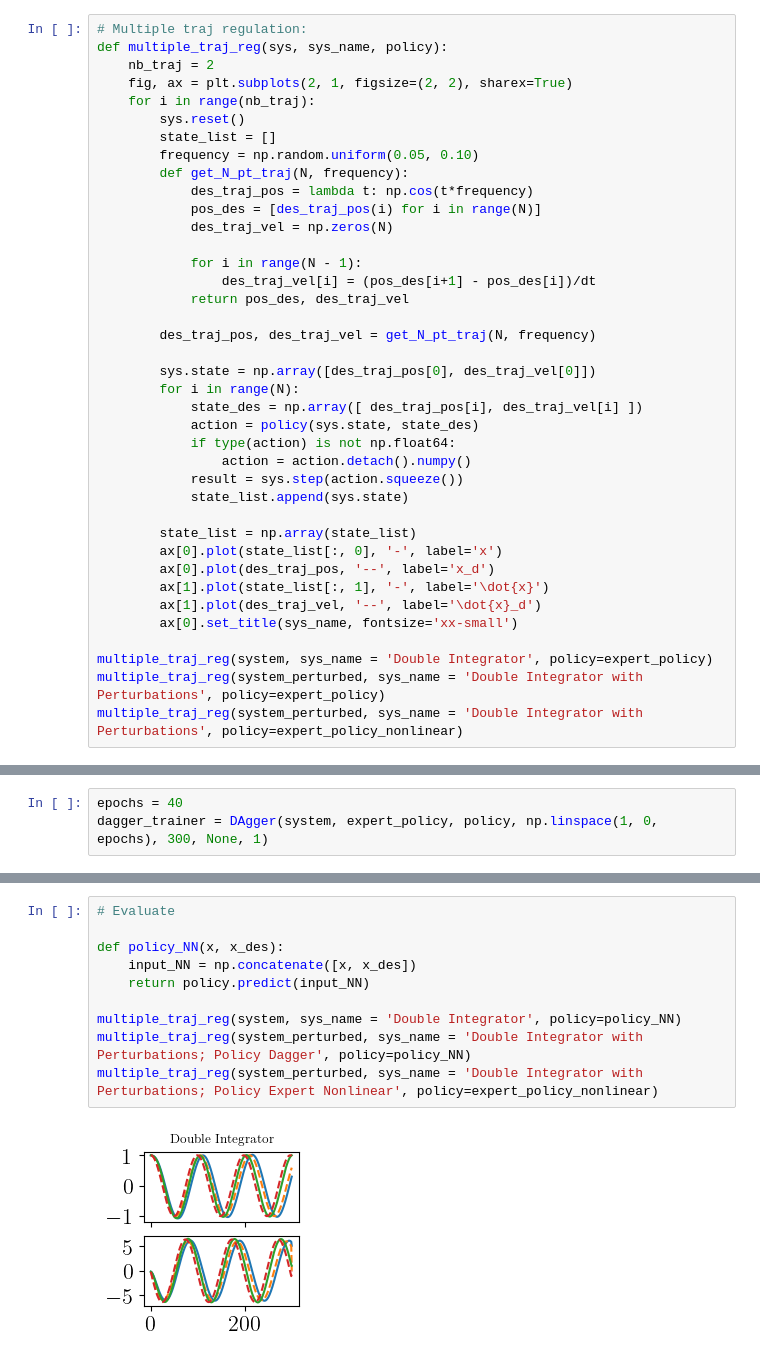
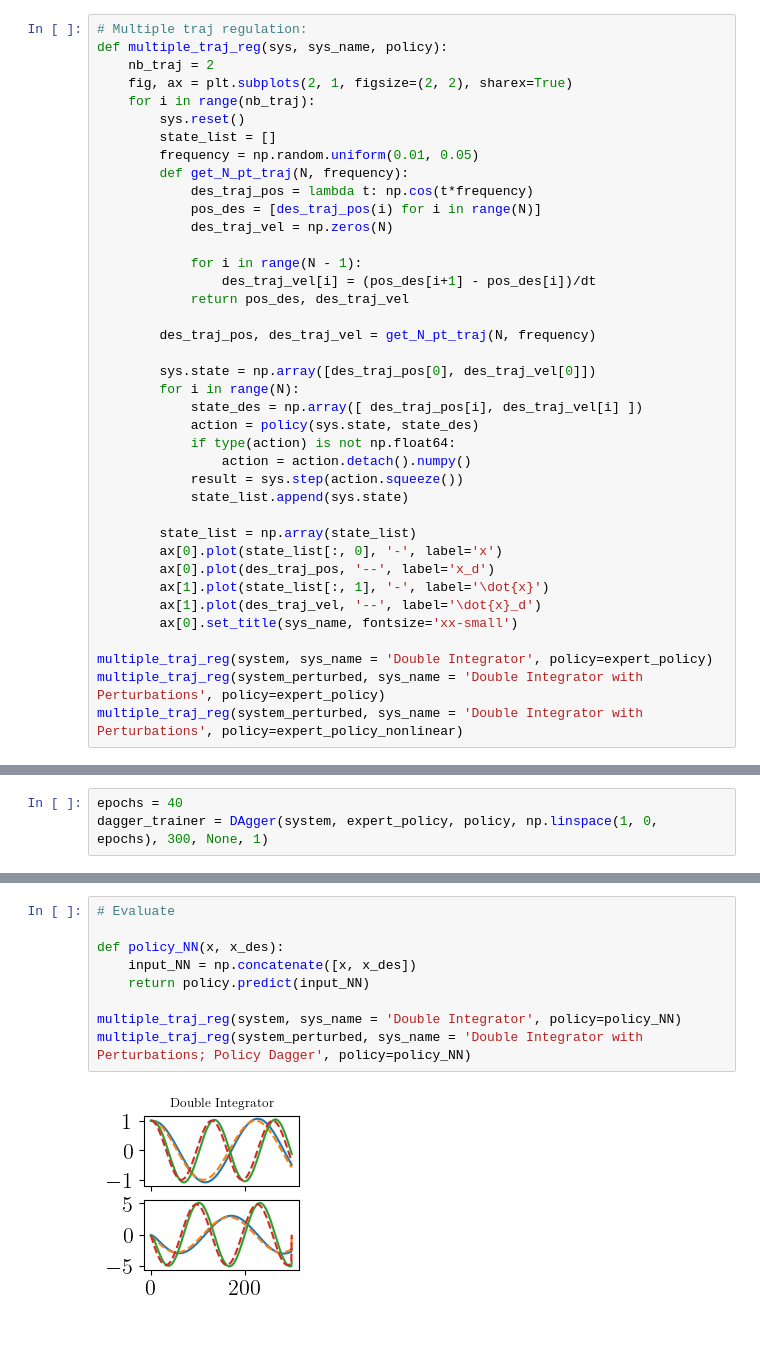
Before and after one commit to Stapelzeiger/biped, a Jupyter notebook: imit_learning/imit_learning.ipynb, the cells around one changed output, grey strips where cells are left out. Drawn from its saved outputs; the diff is of its cells as text.

```diff
--- a/imit_learning/imit_learning.ipynb
+++ b/imit_learning/imit_learning.ipynb
@@ -130,7 +130,7 @@ def multiple_traj_reg(sys, sys_name, policy):
     for i in range(nb_traj):
         sys.reset()
         state_list = []
-        frequency = np.random.uniform(0.05, 0.10)
+        frequency = np.random.uniform(0.01, 0.05)
         def get_N_pt_traj(N, frequency):
             des_traj_pos = lambda t: np.cos(t*frequency)
             pos_des = [des_traj_pos(i) for i in range(N)]
@@ -199,12 +199,11 @@ Loss: 0.0004782077739946544
 # %%
 # Evaluate
 
 def policy_NN(x, x_des):
     input_NN = np.concatenate([x, x_des])
     return policy.predict(input_NN)
 
 multiple_traj_reg(system, sys_name = 'Double Integrator', policy=policy_NN)
 multiple_traj_reg(system_perturbed, sys_name = 'Double Integrator with Perturbations; Policy Dagger', policy=policy_NN)
-multiple_traj_reg(system_perturbed, sys_name = 'Double Integrator with Perturbations; Policy Expert Nonlinear', policy=expert_policy_nonlinear)
 # %% [output]
-[figure, old version]
+[figure, new version]
```
Also changed, not shown: parts of 4 cells of this notebook, 5 other files.
